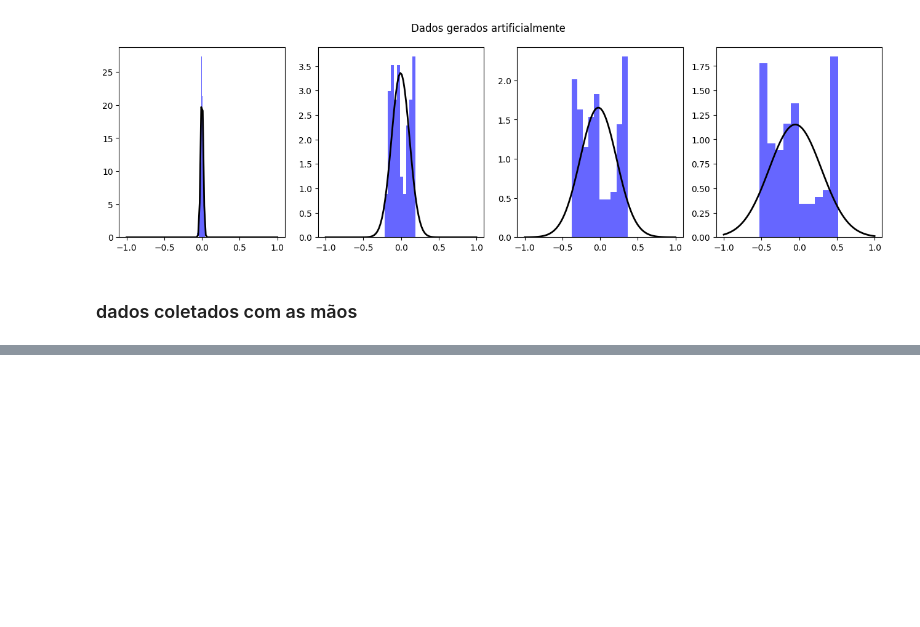
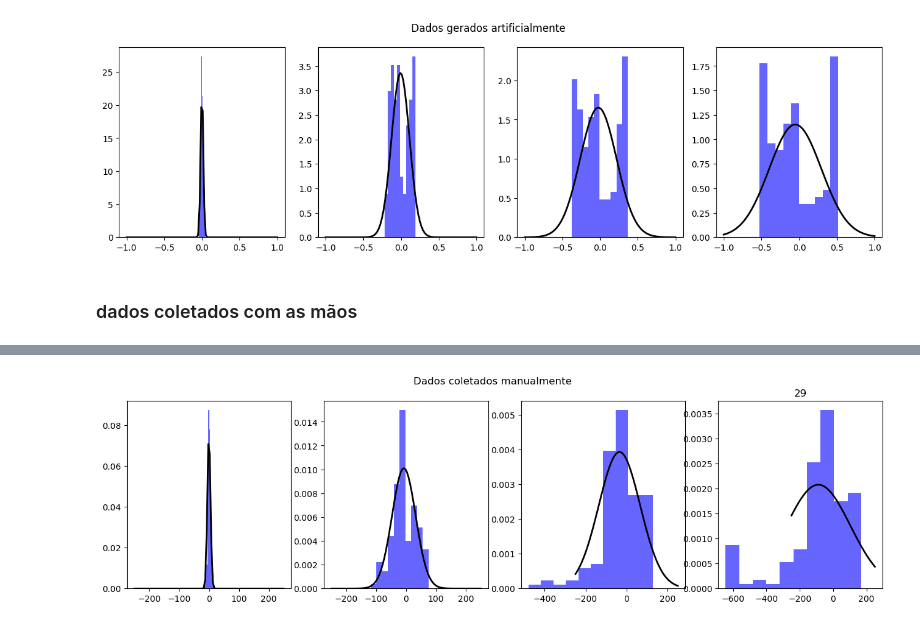
Before and after one commit to LucasWestfal/FSR_calibration_techniques, a Jupyter notebook: models.ipynb, the cells around one changed output, grey strips where cells are left out. Cells and saved outputs as stored; diff of their text form; code cells hidden in the pictures; blank space fills up the shorter version.

```diff
--- a/models.ipynb
+++ b/models.ipynb
@@ -1191,0 +1211,51 @@ plt.savefig('ruido_normal.png')
+# %%
+#centralizando dados e verificando histogramas
+
+for i in range(X.shape[0]):
+    X[i] = X[i] - X[i][0]
+df = pd.DataFrame(X)
+# %%
+import numpy as np
+from scipy.stats import norm
+import matplotlib.pyplot as plt
+
+fig, axs = plt.subplots(1, 4, figsize=(16,4))
+
+fig.suptitle('Dados coletados manualmente')
+
+for i in [1, 9, 19, 29]:
+
+    j = 0
+    match i:
+        case 1:
+            j = 0
+
+        case 9:
+            j = 1
+
+        case 19:
+            j = 2
+
+        case 29:
+            j = 3
+
+    data = df[i]
+
+    mu, std = norm.fit(data)
+
+    # Plot the histogram.
+    axs[j].hist(data, bins=10, density=True, alpha=0.6, color='b')
+
+    # Plot the PDF.
+    #xmin, xmax = plt.xlim()
+    xmin, xmax = (-250, 250)
+
+    x = np.linspace(xmin, xmax, 100)
+    p = norm.pdf(x, mu, std)
+
+    axs[j].plot(x, p, 'k', linewidth=2)
+    plt.title(i)
+
+plt.savefig('ruido_normal.png')
+# %% [output]
+[figure, added]
```
Also changed, not shown: parts of 10 cells of this notebook, 3 other files.
